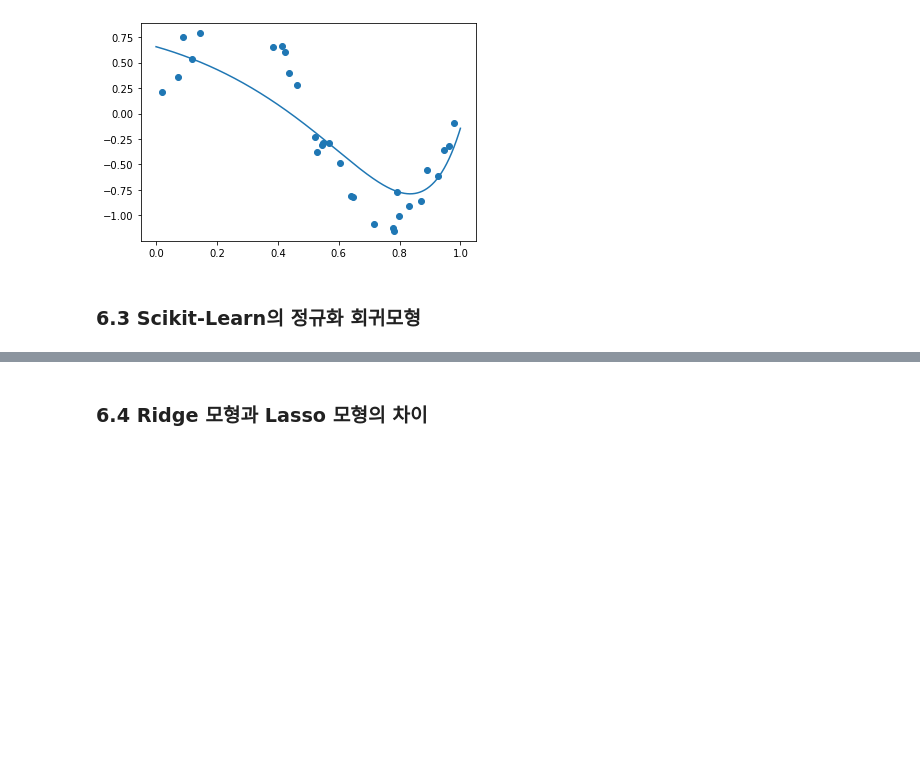
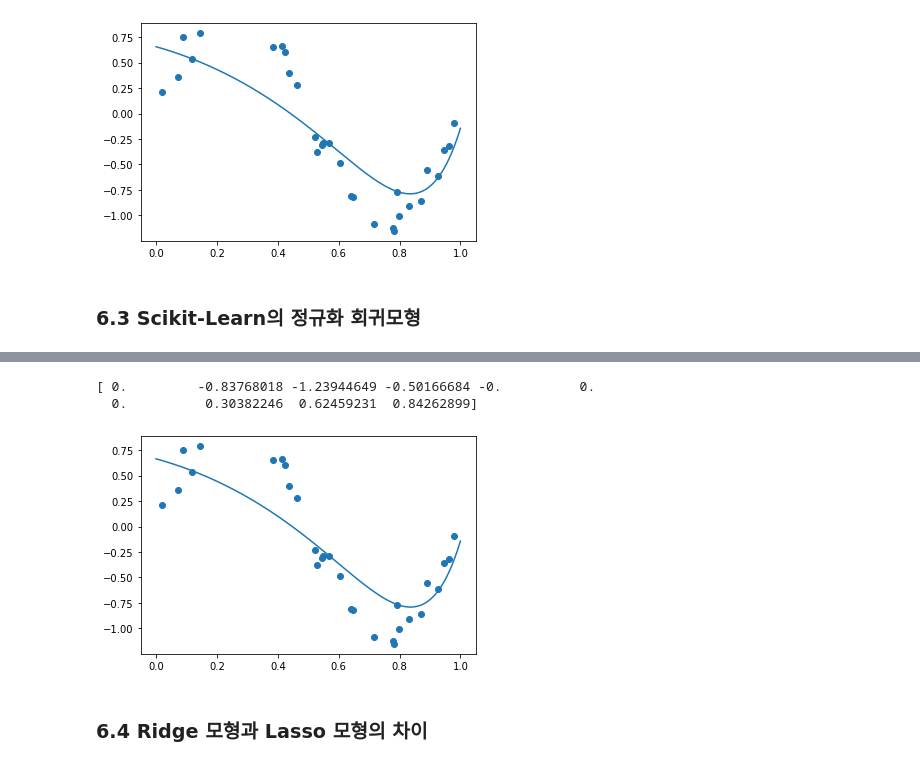
Before and after one commit to lucio-karin0506/SaltLux-Project, a Jupyter notebook: Machine Learning/Machine learning lecture/2장. 회귀분석.ipynb, the cells around one changed output, grey strips where cells are left out. Saved outputs shown, nothing was run; the diff lists cells and outputs as text; code cells hidden in the pictures; blank space fills up the shorter version.

```diff
--- a/Machine Learning/Machine learning lecture/2장. 회귀분석.ipynb
+++ b/Machine Learning/Machine learning lecture/2장. 회귀분석.ipynb
@@ -492,2 +532,12 @@ x = x[:, np.newaxis]
+# %%
+# Elastic Net 회귀모형
+from sklearn.linear_model import ElasticNet
+model = make_pipeline(poly, ElasticNet(alpha=0.01, l1_ratio=0.5)).fit(x, y)
+print(model.steps[1][1].coef_)
+plot_model(model)
+# %% [output]
+[ 0.         -0.83768018 -1.23944649 -0.50166684 -0.          0.
+  0.          0.30382246  0.62459231  0.84262899]
+[figure, added]
 # %% [markdown]
 ### 6.4 Ridge 모형과 Lasso 모형의 차이
```
Also changed, not shown: parts of 45 cells of this notebook.
